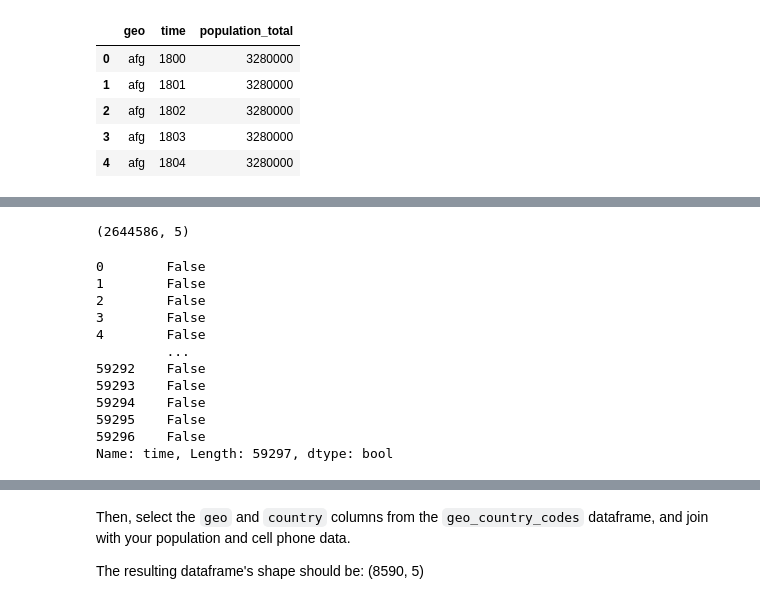
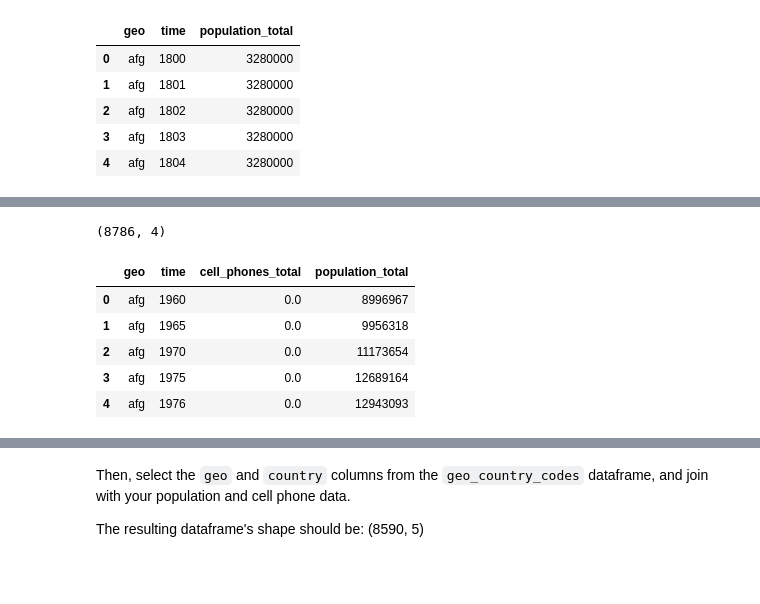
Before and after one commit to bofori-tech/DS-Unit-1-Sprint-1-Data-Wrangling-and-Storytelling, a Jupyter notebook: DS_Unit_1_Sprint_Challenge_1_Data_Wrangling_and_Storytelling.ipynb, the cells around one changed output, grey strips where cells are left out. Saved outputs shown, nothing was run; the diff lists cells and outputs as text; code cells hidden in the pictures; blank space fills up the shorter version.

```diff
--- a/DS_Unit_1_Sprint_Challenge_1_Data_Wrangling_and_Storytelling.ipynb
+++ b/DS_Unit_1_Sprint_Challenge_1_Data_Wrangling_and_Storytelling.ipynb
@@ -129,0 +114,3 @@ cell_population
+# %%
+cell_phones = pd.read_csv('https://raw.githubusercontent.com/open-numbers/ddf--gapminder--systema_globalis/master/countries-etc-datapoints/ddf--datapoints--cell_phones_total--by--geo--time.csv')
+cell_phones.head()
@@ -130,21 +124,12 @@ cell_population
 # %%
-cell_population1 =pd.merge(cell_phones, population, on='geo', how='inner')
-cell_population1.shape
+cell_phones_population =pd.merge(cell_phones, population, on=['geo','time'], how='inner')
+print(cell_phones_population.shape)
+cell_phones_population.head()
 # %% [output]
-(2644586, 5)
+(8786, 4)
+|  | geo | time | cell_phones_total | population_total |
+| 0 | afg | 1960 | 0.0 | 8996967 |
+| 1 | afg | 1965 | 0.0 | 9956318 |
+| 2 | afg | 1970 | 0.0 | 11173654 |
+| 3 | afg | 1975 | 0.0 | 12689164 |
+| 4 | afg | 1976 | 0.0 | 12943093 |
-# %%
-condition = (population['time'] == 1)
-condition
-# %% [output]
-0        False
-1        False
-2        False
-3        False
-4        False
-         ...
-59292    False
-59293    False
-59294    False
-59295    False
-59296    False
-Name: time, Length: 59297, dtype: bool
```
Also changed, not shown: parts of 12 cells of this notebook.
